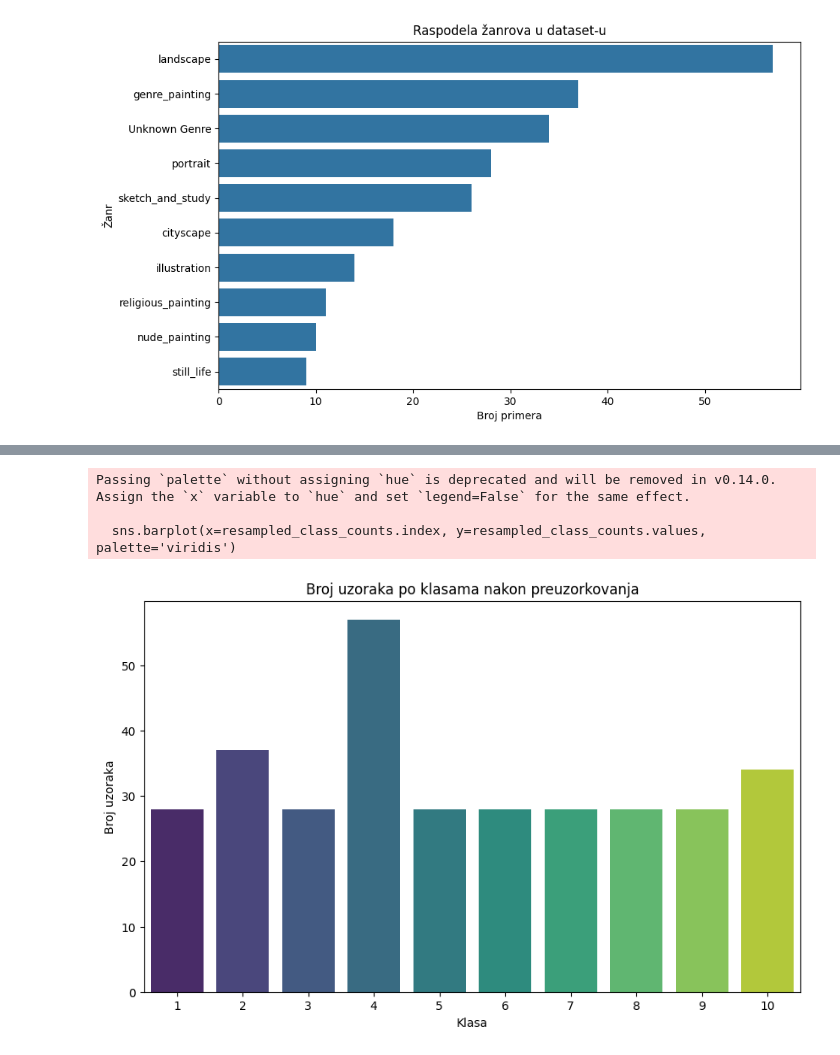
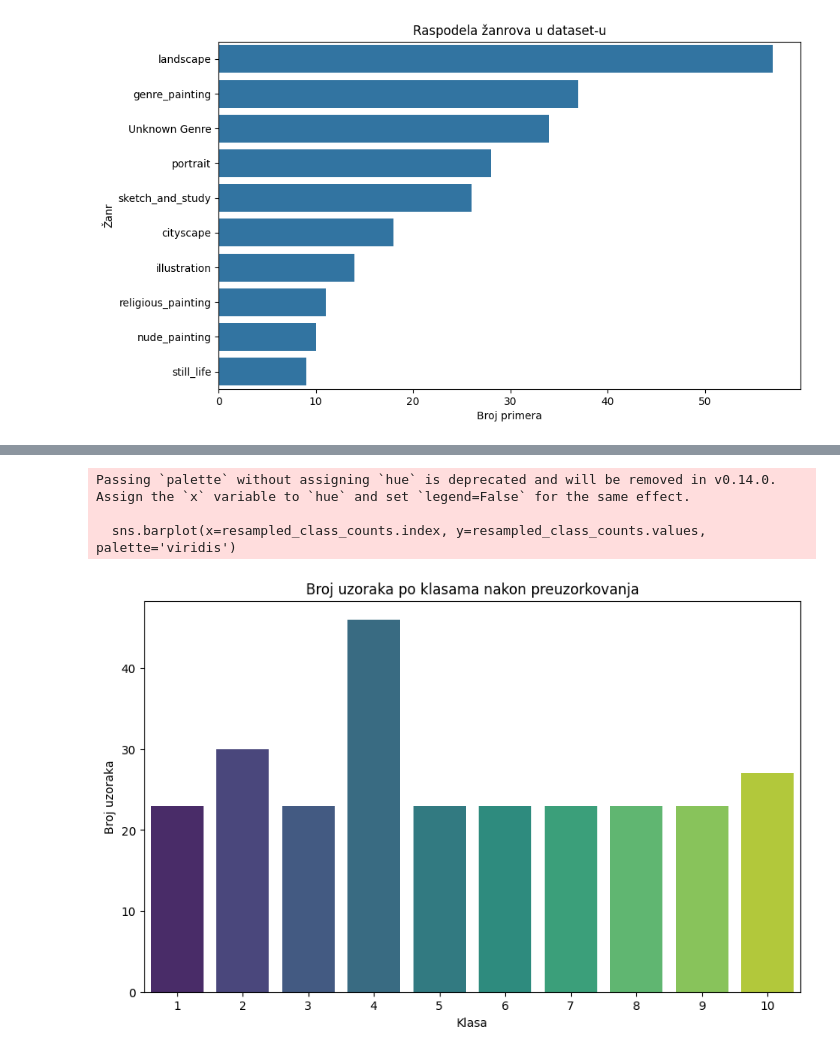
Before and after one commit to aletrailo/ml_matf, a Jupyter notebook: ThemeClassification.ipynb, the cells around one changed output, grey strips where cells are left out. Cells and saved outputs as stored; diff of their text form; code cells hidden in the pictures.

```diff
--- a/ThemeClassification.ipynb
+++ b/ThemeClassification.ipynb
@@ -113,18 +125,28 @@ plt.show()
 # %%
-#Radimo oversampling jer su nam podaci nejednako rasporedjeni po klasama
-class_counts = y.value_counts()
-max_count = class_counts.max()
 ratio=1/2
-# Definisanje sampling_strategy kao rečnika koji održava minimalni broj originalnih uzoraka
-sampling_strategy = {label: max(int(max_count * ratio), original_count) for label, original_count in class_counts.items()}
 
-# Upotreba RandomOverSampler-a
-ros = RandomOverSampler(random_state=0, sampling_strategy=sampling_strategy)
-X_train_resampled, y_train_resampled = ros.fit_resample(X, y)
+X_train, X_test, y_train, y_test = train_test_split(X, y, test_size=0.2, random_state=42, stratify=y)
+X_test, X_valid, y_test, y_valid = train_test_split(X_test, y_test, test_size=0.5, random_state=42, stratify=y_test)
+class_counts1 = y_train.value_counts()
+class_counts2 = y_test.value_counts()
+class_counts3 = y_valid.value_counts()
 
-# Podela podataka na train i test setove
-X_train, X_test, y_train, y_test = train_test_split(X_train_resampled, y_train_resampled, test_size=0.2, random_state=42, stratify=y_train_resampled)
-X_test, X_valid, y_test, y_valid = train_test_split(X_test, y_test, test_size=0.5, random_state=42, stratify=y_test)
+max_count1 = class_counts1.max()
+max_count2 = class_counts2.max()
+max_count3 = class_counts3.max()
+
+sampling_strategy_train = {label: max(int(max_count1 * ratio), original_count) for label, original_count in class_counts1.items()}
+sampling_strategy_test = {label: max(int(max_count2 * ratio), original_count) for label, original_count in class_counts2.items()}
+sampling_strategy_valid = {label: max(int(max_count3 * ratio), original_count) for label, original_count in class_counts3.items()}
+
+ros = RandomOverSampler(random_state=0, sampling_strategy=sampling_strategy_train)
+X_train, y_train = ros.fit_resample(X_train, y_train)
+
+ros = RandomOverSampler(random_state=0, sampling_strategy=sampling_strategy_test)
+X_test, y_test = ros.fit_resample(X_test, y_test)
+
+ros = RandomOverSampler(random_state=0, sampling_strategy=sampling_strategy_valid)
+X_valid, y_valid = ros.fit_resample(X_valid, y_valid)
 # %%
 print(f'Train shape {X_train.shape}')
 print(f'Test shape {X_test.shape}')
@@ -136,19 +158,19 @@ Valid shape (33, 3)
 # %%
 # Brojanje uzoraka po klasama nakon preuzorkovanja
-resampled_class_counts = pd.Series(y_train_resampled).value_counts()
+resampled_class_counts = pd.Series(y_train).value_counts()
 
 # Plotovanje broja uzoraka po klasama nakon preuzorkovanja
 plt.figure(figsize=(10, 6))
 sns.barplot(x=resampled_class_counts.index, y=resampled_class_counts.values, palette='viridis')
 plt.title('Broj uzoraka po klasama nakon preuzorkovanja')
 plt.xlabel('Klasa')
 plt.ylabel('Broj uzoraka')
 plt.show()
 # %% [output]
 Passing `palette` without assigning `hue` is deprecated and will be removed in v0.14.0. Assign the `x` variable to `hue` and set `legend=False` for the same effect.
 
   sns.barplot(x=resampled_class_counts.index, y=resampled_class_counts.values, palette='viridis')
-[figure, old version]
+[figure, new version]
 # %%
 class WikiArtDataset(Dataset):
     def __init__(self, features, labels, transform=None, class_to_idx=None):
```
Also changed, not shown: parts of 43 cells of this notebook.
